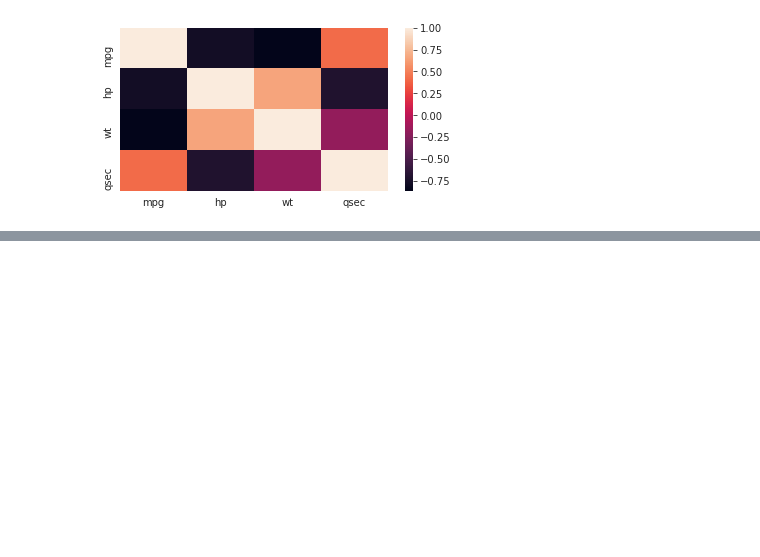
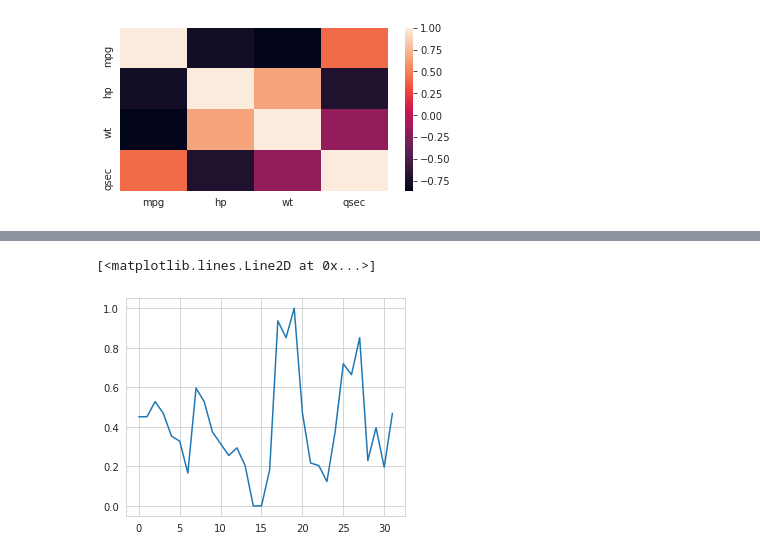
Before and after one commit to joaocbjr/Learn_DataScience, a Jupyter notebook: Cap_3_Matemática_e_Estatística_Básicas.ipynb, the cells around one changed output, grey strips where cells are left out. Saved outputs shown, nothing was run; the diff lists cells and outputs as text; code cells hidden in the pictures; blank space fills up the shorter version.

```diff
--- a/Cap_3_Matemática_e_Estatística_Básicas.ipynb
+++ b/Cap_3_Matemática_e_Estatística_Básicas.ipynb
@@ -383,0 +504,8 @@ sns.heatmap(corr, xticklabels=corr.columns.values, yticklabels=corr.columns.valu
+# %%
+mpg_mat = mpg.values.reshape(-1,1)
+scaled = preprocessing.MinMaxScaler()
+scaled_mpg = scaled.fit_transform(mpg_mat)
+plt.plot(scaled_mpg)
+# %% [output]
+[<matplotlib.lines.Line2D at 0x...>]
+[figure, added]
```
Also changed, not shown: parts of 22 cells of this notebook.
